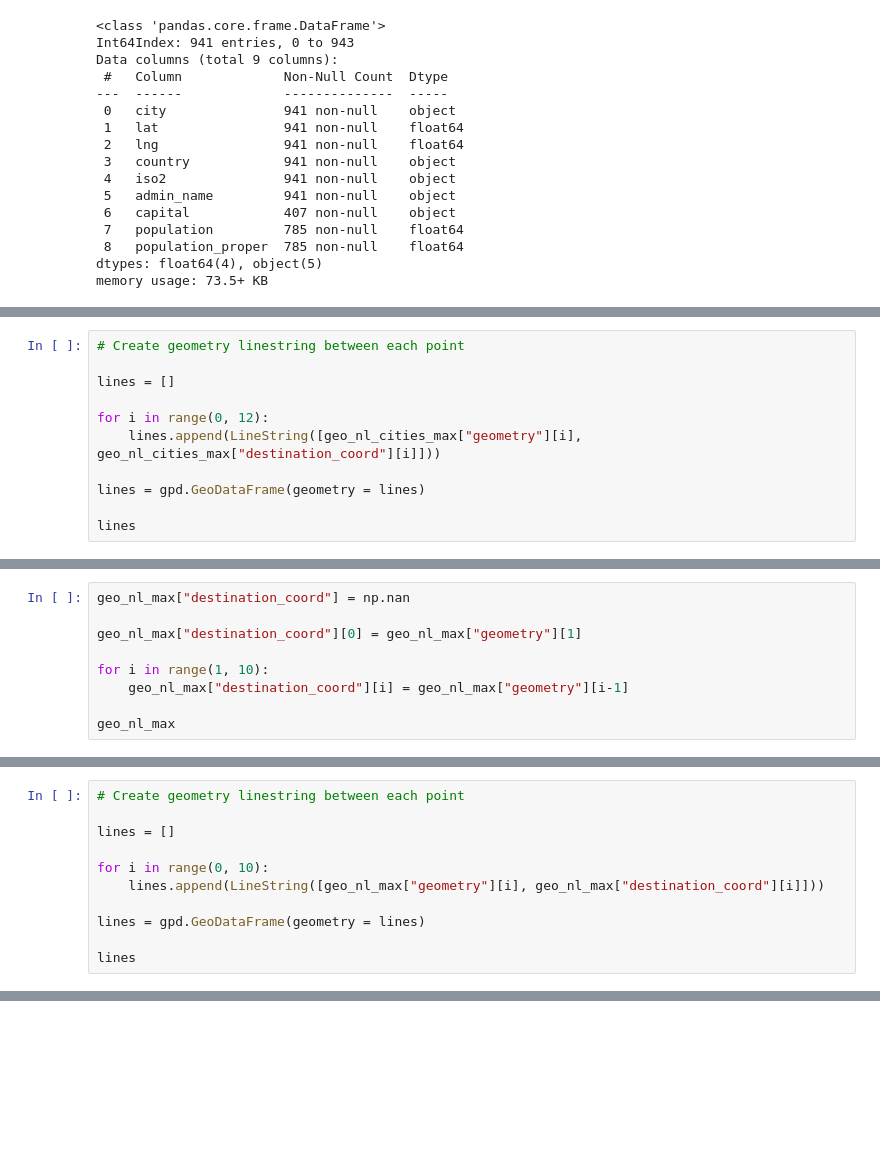
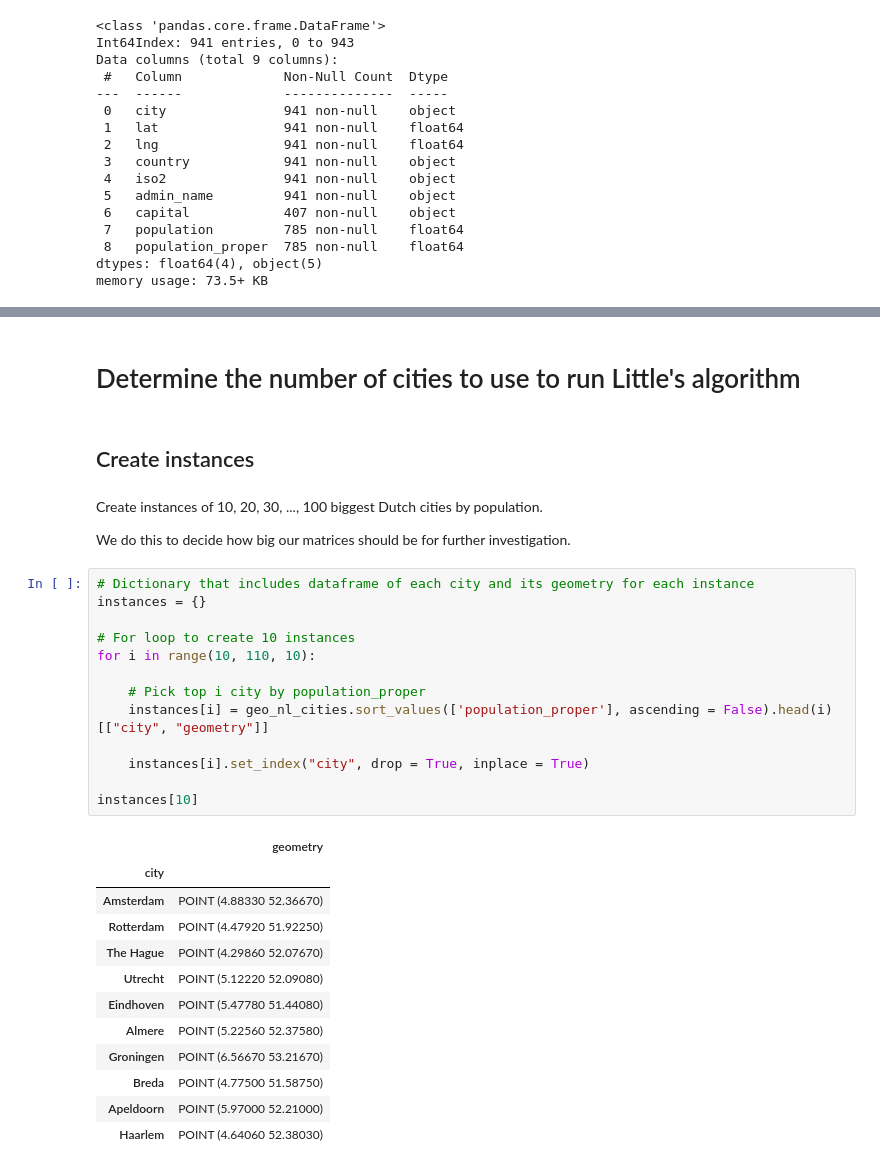
Before and after one commit to nichiho/Hardness-of-ATSP, a Jupyter notebook: Dutchcities/eda.ipynb, the cells around one changed output, grey strips where cells are left out. Saved outputs shown, nothing was run; the diff lists cells and outputs as text; blank space fills up the shorter version.

```diff
--- a/Dutchcities/eda.ipynb
+++ b/Dutchcities/eda.ipynb
@@ -293,11 +134,0 @@ See the caveats in the documentation: https://pandas.pydata.org/pandas-docs/stab
-# %%
-# Create geometry linestring between each point
-
-lines = []
-
-for i in range(0, 12):
-    lines.append(LineString([geo_nl_cities_max["geometry"][i], geo_nl_cities_max["destination_coord"][i]]))
-
-lines = gpd.GeoDataFrame(geometry = lines)
-
-lines
@@ -394,9 +134,0 @@ geo_nl_max
-# %%
-geo_nl_max["destination_coord"] = np.nan
-
-geo_nl_max["destination_coord"][0] = geo_nl_max["geometry"][1]
-
-for i in range(1, 10):
-    geo_nl_max["destination_coord"][i] = geo_nl_max["geometry"][i-1]
-
-geo_nl_max
@@ -419,11 +134,0 @@ See the caveats in the documentation: https://pandas.pydata.org/pandas-docs/stab
-# %%
-# Create geometry linestring between each point
-
-lines = []
-
-for i in range(0, 10):
-    lines.append(LineString([geo_nl_max["geometry"][i], geo_nl_max["destination_coord"][i]]))
-
-lines = gpd.GeoDataFrame(geometry = lines)
-
-lines
@@ -468,0 +212,34 @@ Text(0.5, 1.0, 'Top 10 Dutch Cities with the highest population')
+# %% [markdown]
+# Determine the number of cities to use to run Little's algorithm
+# %% [markdown]
+## Create instances
+# %% [markdown]
+Create instances of 10, 20, 30, ..., 100 biggest Dutch cities by population.
+
+We do this to decide how big our matrices should be for further investigation.
+# %%
+# Dictionary that includes dataframe of each city and its geometry for each instance
+instances = {}
+
+# For loop to create 10 instances
+for i in range(10, 110, 10):
+
+    # Pick top i city by population_proper
+    instances[i] = geo_nl_cities.sort_values(['population_proper'], ascending = False).head(i)[["city", "geometry"]]
+
+    instances[i].set_index("city", drop = True, inplace = True)
+
+instances[10]
+# %% [output]
+|  | geometry |
+| city |  |
+| Amsterdam | POINT (4.88330 52.36670) |
+| Rotterdam | POINT (4.47920 51.92250) |
+| The Hague | POINT (4.29860 52.07670) |
+| Utrecht | POINT (5.12220 52.09080) |
+| Eindhoven | POINT (5.47780 51.44080) |
+| Almere | POINT (5.22560 52.37580) |
+| Groningen | POINT (6.56670 53.21670) |
+| Breda | POINT (4.77500 51.58750) |
+| Apeldoorn | POINT (5.97000 52.21000) |
+| Haarlem | POINT (4.64060 52.38030) |
```
Also changed, not shown: parts of 87 cells of this notebook, 2 other files.
